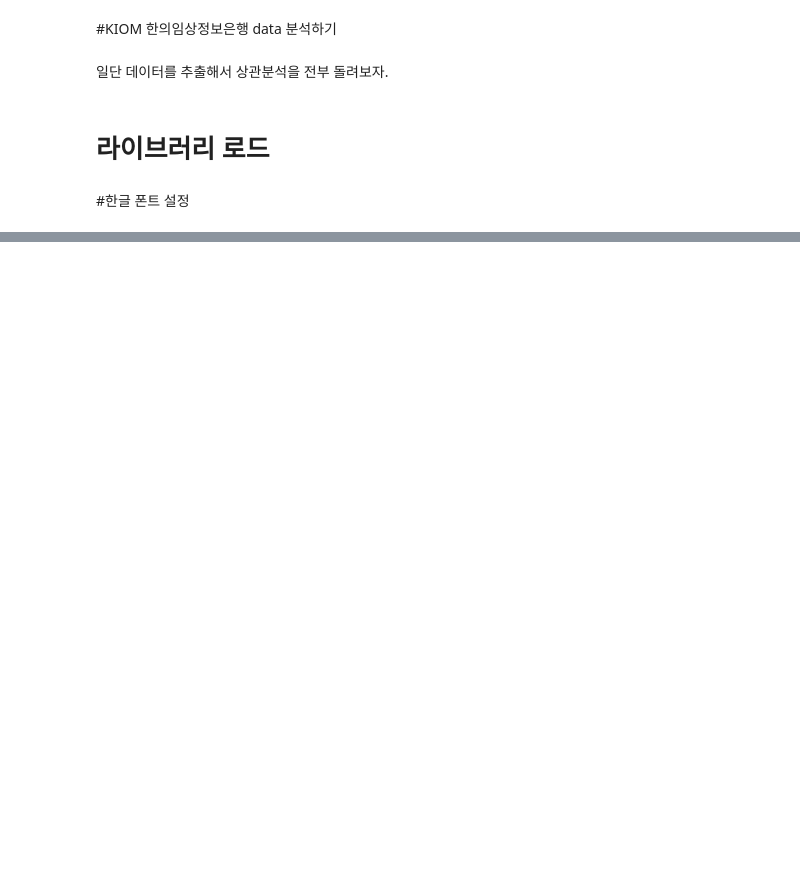
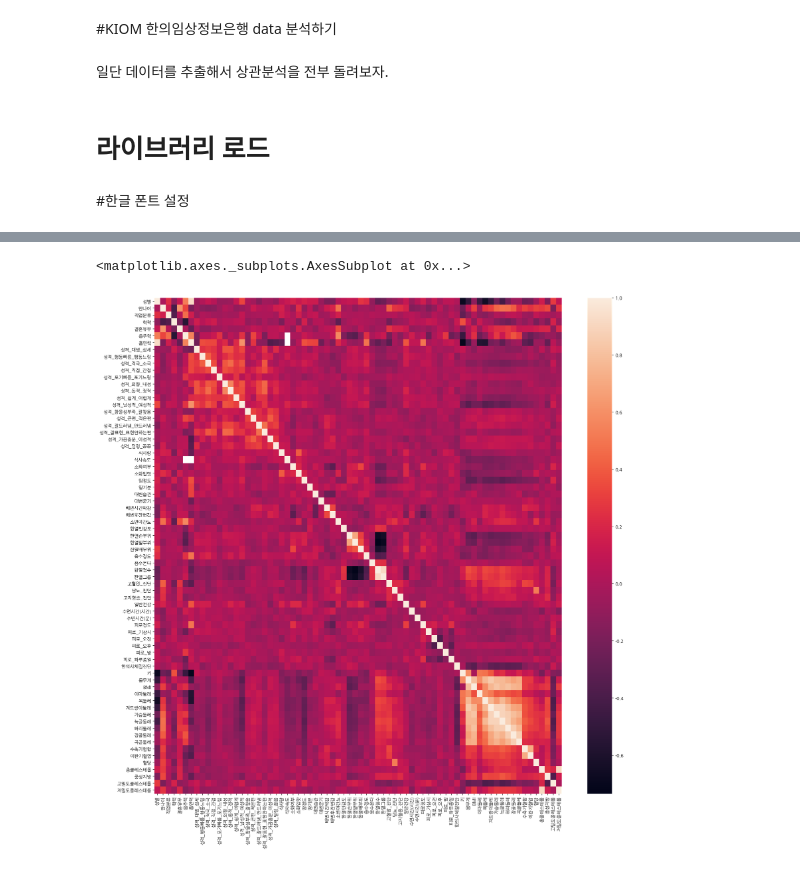
Before and after one commit to HyeonhoonLee/Colab, a Jupyter notebook: KIOM.ipynb, the cells around one changed output, grey strips where cells are left out. Cells and saved outputs as stored; diff of their text form; code cells hidden in the pictures; blank space fills up the shorter version.

Commit message:
999 to NaN만 하고, corr에 대한 heatmap만 그려봄

```diff
--- a/KIOM.ipynb
+++ b/KIOM.ipynb
@@ -43,0 +58,7 @@ os.chdir = "/content/drive/My Drive/DataCollection/KIOM/"
+# %%
+# 다운로드 받은 파일을 판다스의 read_csv 를 통해 읽어옵니다.
+# 파일을 읽어온 후 shape 로 행과 열의 수를 출력합니다.
+
+##UTF-8이 아니면, encoding=에다가 cp949나 euc-kr을 넣어줘야한다.
+df = pd.read_csv("/content/drive/My Drive/DataCollection/KIOM/data/한의임상정보은행 교육용 데이터 (2016.10.27)..csv", encoding="cp949")
+df.shape
@@ -43,0 +133,6 @@ os.chdir = "/content/drive/My Drive/DataCollection/KIOM/"
+# %%
+# 데이터 메뉴얼 상 결측치를 999로 표현하였다고 하였습니다.
+# 999를 NaN 값으로 바꿔줍니다.
+df = df.replace(999, pd.np.nan)
+df
+df.info()
@@ -43,0 +188,3 @@ os.chdir = "/content/drive/My Drive/DataCollection/KIOM/"
+# %%
+df_corr = df.corr()
+df_corr
@@ -43,0 +205,8 @@ os.chdir = "/content/drive/My Drive/DataCollection/KIOM/"
+# %%
+# 위에서 구한 상관계수를 heatmap을 통해 표현해 봅니다.
+## 데이터프레임을 통째로 넣어준다.
+plt.figure(figsize=(20,20))
+sns.heatmap(df_corr)
+# %% [output]
+<matplotlib.axes._subplots.AxesSubplot at 0x...>
+[figure, added]
```
Also changed, not shown: parts of 18 cells of this notebook.
